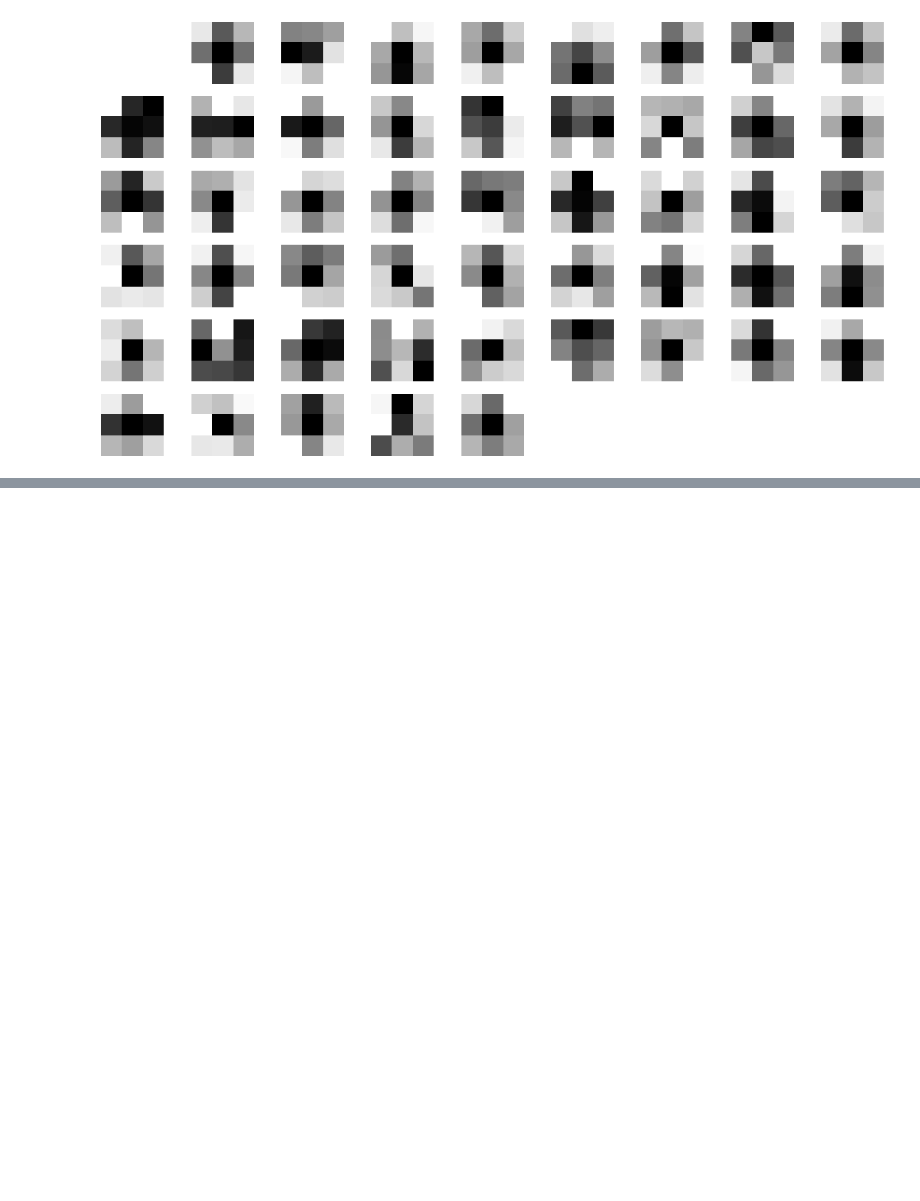
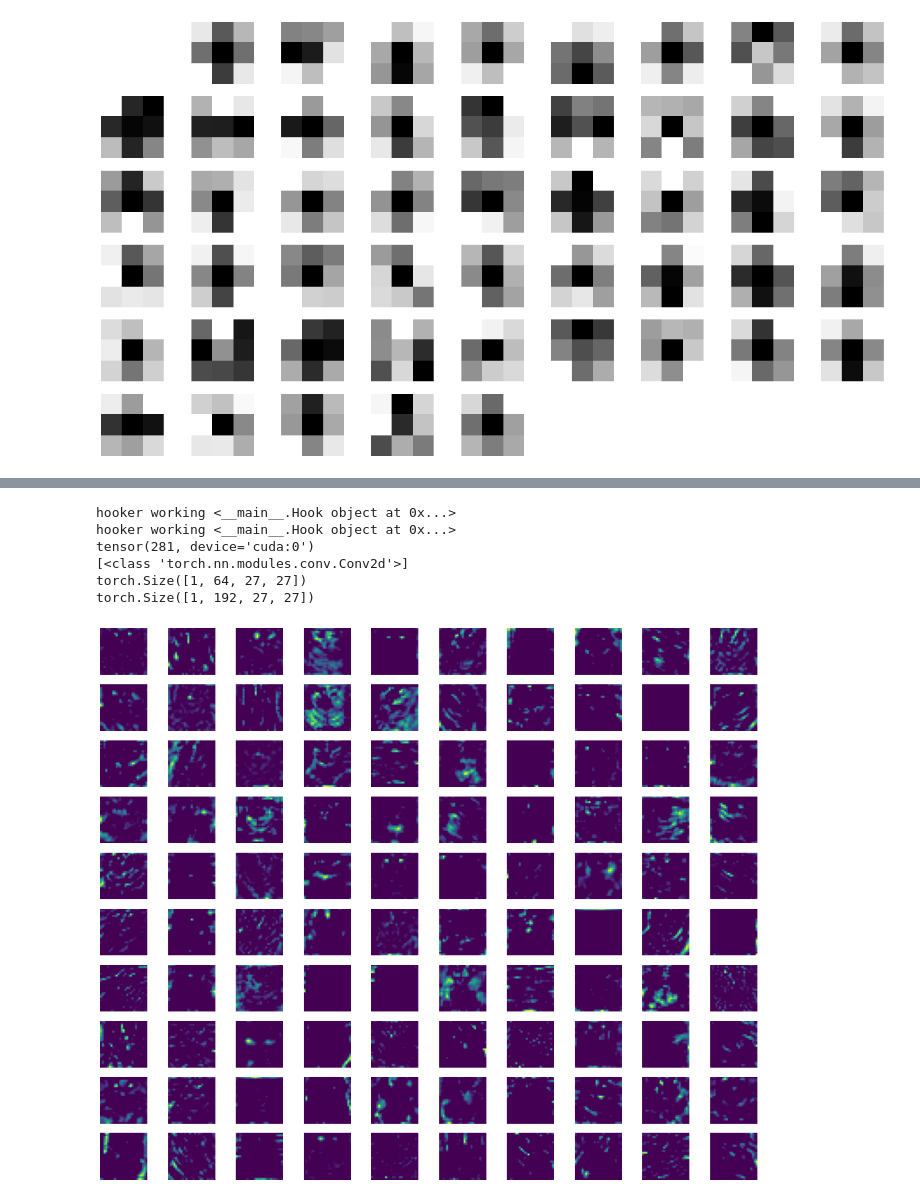
Before and after one commit to bruceSz/cv_related, a Jupyter notebook: notes/alexnet_torch.ipynb, the cells around one changed output, grey strips where cells are left out. Drawn from its saved outputs; the diff is of its cells as text; code cells hidden in the pictures; blank space fills up the shorter version.

```diff
--- a/notes/alexnet_torch.ipynb
+++ b/notes/alexnet_torch.ipynb
@@ -220,0 +291,10 @@ torch.Size([64, 3, 11, 11])
+# %%
+plot_feature(model, 3)
+# %% [output]
+hooker working <__main__.Hook object at 0x...>
+hooker working <__main__.Hook object at 0x...>
+tensor(281, device='cuda:0')
+[<class 'torch.nn.modules.conv.Conv2d'>]
+torch.Size([1, 64, 27, 27])
+torch.Size([1, 192, 27, 27])
+[figure, added]
```
Also changed, not shown: parts of 8 cells of this notebook.
